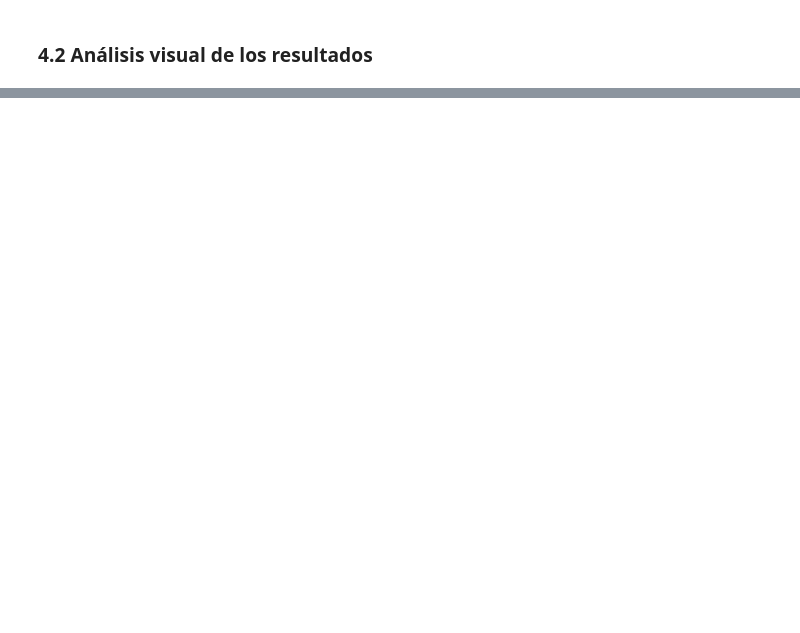
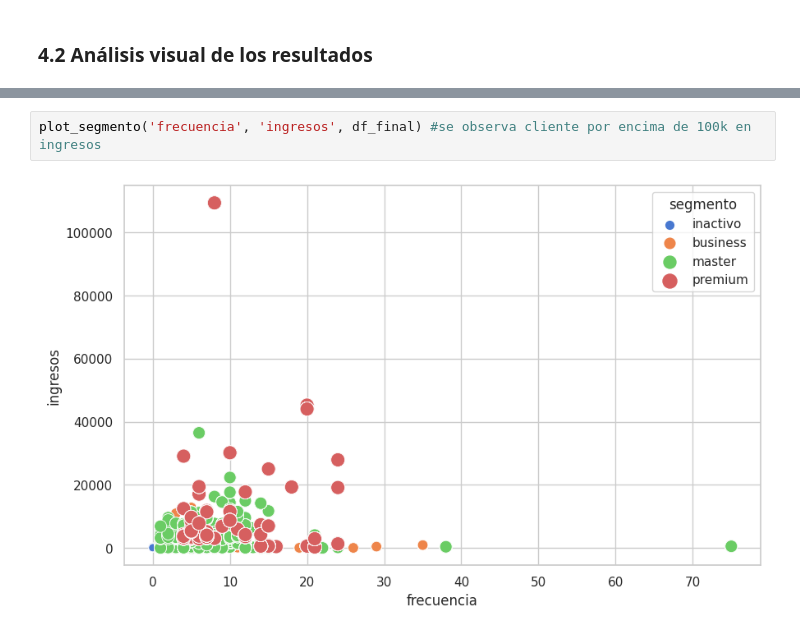
Before and after one commit to AdrianCPC/Profundizacion_Data_Analysis, a Jupyter notebook: Segmentos_de_Clientes.ipynb, the cells around one changed output, grey strips where cells are left out. Drawn from its saved outputs; the diff is of its cells as text; blank space fills up the shorter version.

```diff
--- a/Segmentos_de_Clientes.ipynb
+++ b/Segmentos_de_Clientes.ipynb
@@ -605,0 +688,4 @@ A crear funciones de forma simplificada al segmentar las operaciones.
+# %%
+plot_segmento('frecuencia', 'ingresos', df_final) #se observa cliente por encima de 100k en ingresos
+# %% [output]
+[figure, added]
```
Also changed, not shown: parts of 29 cells of this notebook.
